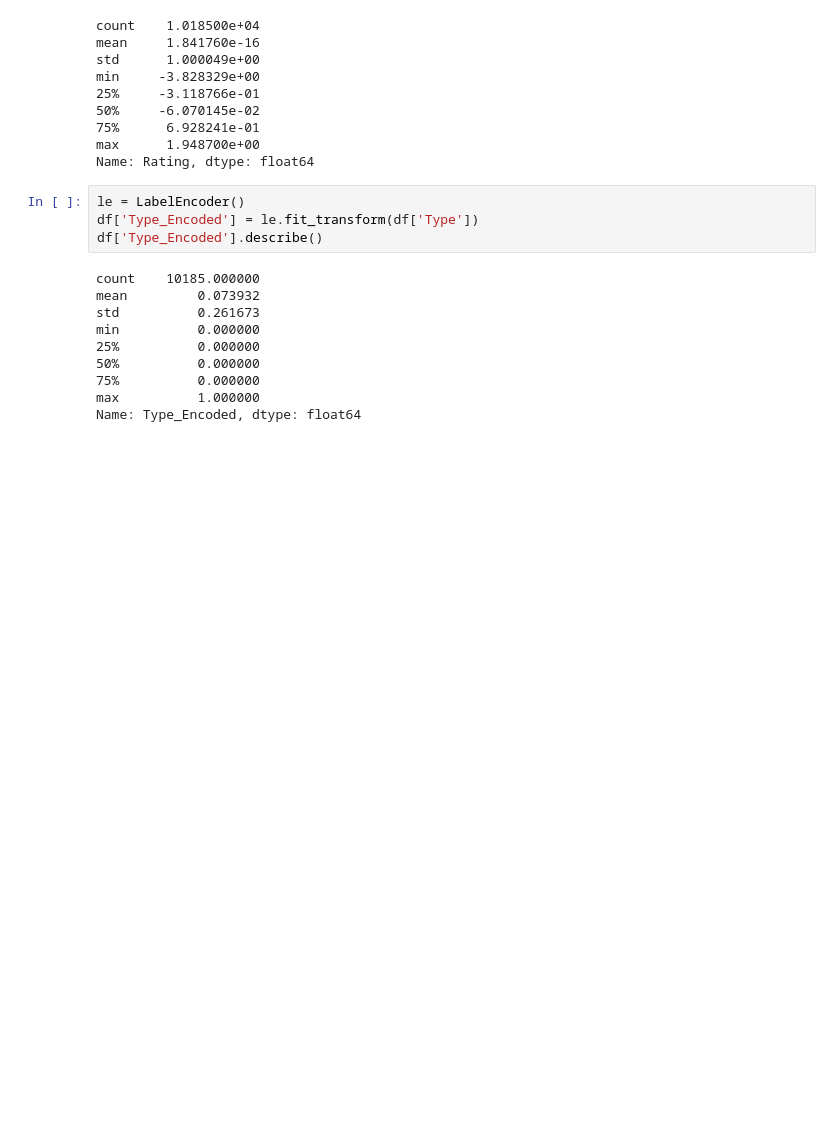
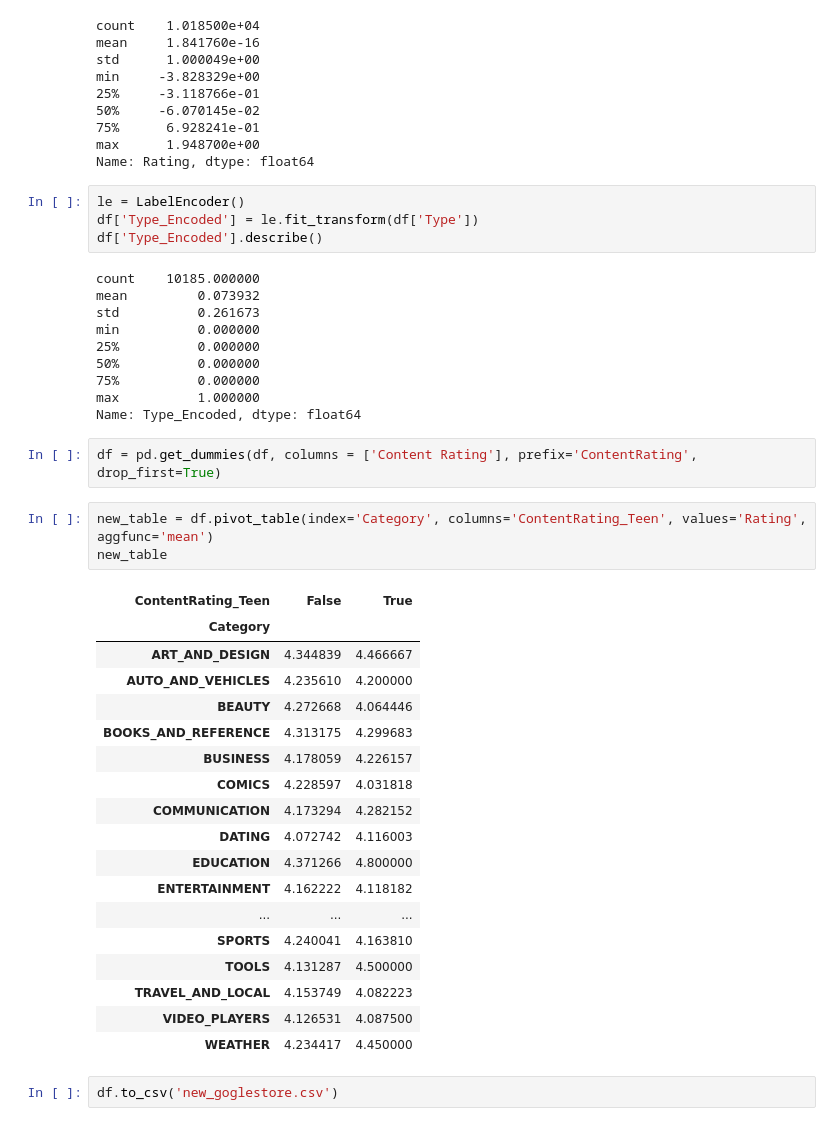
Before and after one commit to BespilotNick/Data-collection-and-markup, a Jupyter notebook: Seminar_8/googlestore.ipynb, the cells around one changed output. Drawn from its saved outputs; the diff is of its cells as text; blank space fills up the shorter version.

```diff
--- a/Seminar_8/googlestore.ipynb
+++ b/Seminar_8/googlestore.ipynb
@@ -208,3 +208,29 @@ min          0.000000
 75%          0.000000
 max          1.000000
 Name: Type_Encoded, dtype: float64
+# %%
+df = pd.get_dummies(df, columns = ['Content Rating'], prefix='ContentRating', drop_first=True)
+# %%
+new_table = df.pivot_table(index='Category', columns='ContentRating_Teen', values='Rating', aggfunc='mean')
+new_table
+# %% [output]
+| ContentRating_Teen | False | True |
+| Category |  |  |
+| ART_AND_DESIGN | 4.344839 | 4.466667 |
+| AUTO_AND_VEHICLES | 4.235610 | 4.200000 |
+| BEAUTY | 4.272668 | 4.064446 |
+| BOOKS_AND_REFERENCE | 4.313175 | 4.299683 |
+| BUSINESS | 4.178059 | 4.226157 |
+| COMICS | 4.228597 | 4.031818 |
+| COMMUNICATION | 4.173294 | 4.282152 |
+| DATING | 4.072742 | 4.116003 |
+| EDUCATION | 4.371266 | 4.800000 |
+| ENTERTAINMENT | 4.162222 | 4.118182 |
+| ... | ... | ... |
+| SPORTS | 4.240041 | 4.163810 |
+| TOOLS | 4.131287 | 4.500000 |
+| TRAVEL_AND_LOCAL | 4.153749 | 4.082223 |
+| VIDEO_PLAYERS | 4.126531 | 4.087500 |
+| WEATHER | 4.234417 | 4.450000 |
+# %%
+df.to_csv('new_goglestore.csv')
```
